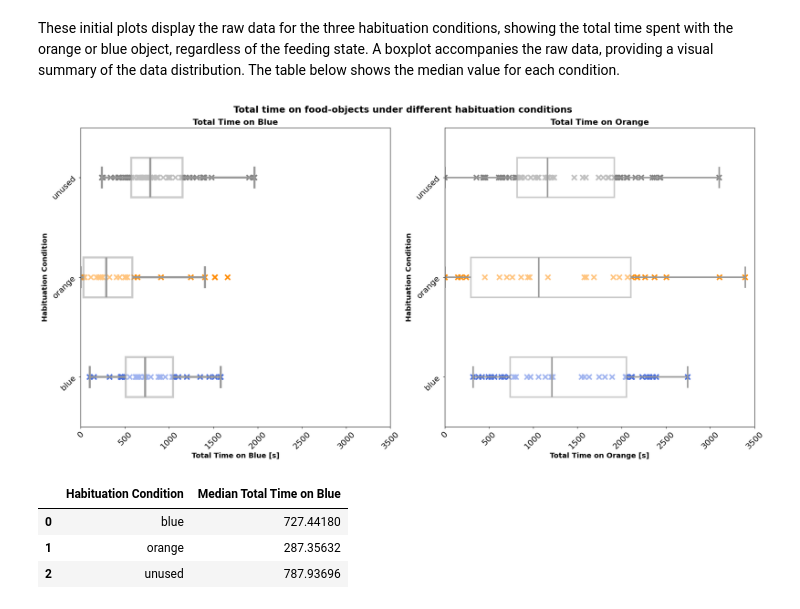
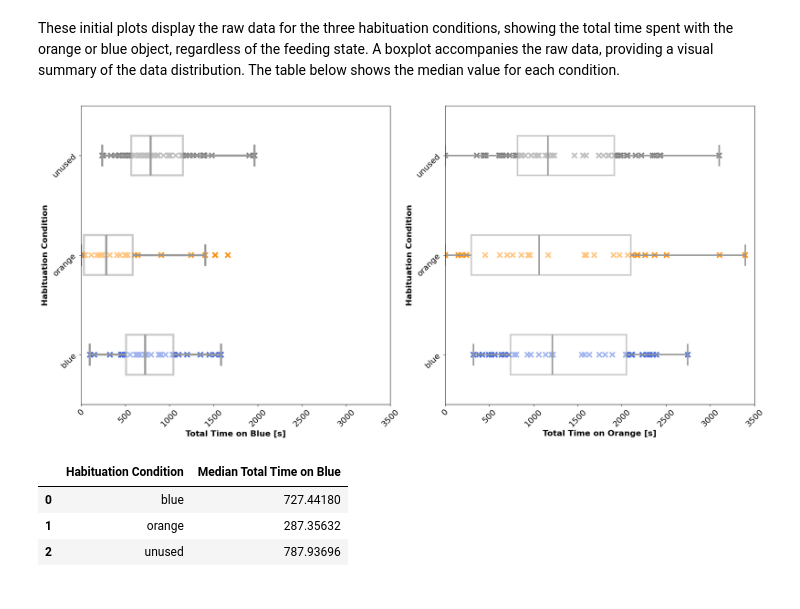
Before and after one commit to NeLy-EPFL/object_preference, a Jupyter notebook: graphs.ipynb, the cells around one changed output. Saved outputs shown, nothing was run; the diff lists cells and outputs as text; code cells hidden in the pictures.

```diff
--- a/graphs.ipynb
+++ b/graphs.ipynb
@@ -10,39 +10,35 @@ df = pd.read_csv('flydata_AS_resume.csv')
 # %% [markdown]
 These initial plots display the raw data for the three habituation conditions, showing the total time spent with the orange or blue object, regardless of the feeding state. A boxplot accompanies the raw data, providing a visual summary of the data distribution. The table below shows the median value for each condition.
 # %%
-# Define your color mapping
+# Define the color mapping
 color_dict = {'orange': 'darkorange', 'blue': 'royalblue', 'unused': 'gray'}
 
 # Create a figure with two subplots (one row, two columns)
 fig, axs = plt.subplots(1, 2, figsize=(20, 10))
 
 # Add a title to the figure
-fig.suptitle('Total time on food-objects under different habituation conditions', fontsize=18, weight='bold')
+#fig.suptitle('Total time on food-objects under different habituation conditions', fontsize=18, weight='bold')
+
+# Plot the scatterplot and boxplot for 'tot_time_blue' on the first subplot
+sns.scatterplot(data=df, x='tot_time_blue', y='habituation_cond', hue='habituation_cond', palette=color_dict, legend=False, marker='x', linewidth=3, s=100, ax=axs[0])
+sns.boxplot(data=df, x='tot_time_blue', y='habituation_cond', color='white', linewidth=4, fliersize=0, boxprops=dict(alpha=0.5), width=0.4, ax=axs[0])
+axs[0].set_xlabel('Total Time on Blue [s]', fontsize=16, weight='bold')
+axs[0].set_ylabel('Habituation Condition', fontsize=16, weight='bold')
+axs[0].set_xlim([0, 3500])
+axs[0].tick_params(axis='both', labelsize=16, rotation=45)
 
 # Plot the scatterplot and boxplot for 'tot_time_orange' on the second subplot
 sns.scatterplot(data=df, x='tot_time_oran', y='habituation_cond', hue='habituation_cond', palette=color_dict, legend=False, marker='x',linewidth=3, s=100, ax=axs[1])
 sns.boxplot(data=df, x='tot_time_oran', y='habituation_cond', color='white', linewidth=3, fliersize=0, boxprops=dict(alpha=0.5), width=0.4, ax=axs[1])
-axs[1].set_xlabel('Total Time on Orange [s]', fontsize=14, weight='bold')
-axs[1].set_ylabel('Habituation Condition', fontsize=14, weight='bold')
-axs[1].set_title('Total Time on Orange', fontsize=16, weight='bold')
+axs[1].set_xlabel('Total Time on Orange [s]', fontsize=16, weight='bold')
+axs[1].set_ylabel('Habituation Condition', fontsize=16, weight='bold')
 axs[1].set_xlim([0, 3500])
 axs[1].tick_params(axis='both', labelsize=16, rotation=45)
-
-
-# Plot the scatterplot and boxplot for 'tot_time_blue' on the first subplot
-sns.scatterplot(data=df, x='tot_time_blue', y='habituation_cond', hue='habituation_cond', palette=color_dict, legend=False, marker='x', linewidth=3, s=100, ax=axs[0])
-sns.boxplot(data=df, x='tot_time_blue', y='habituation_cond', color='white', linewidth=4, fliersize=0, boxprops=dict(alpha=0.5), width=0.4, ax=axs[0])
-axs[0].set_xlabel('Total Time on Blue [s]', fontsize=14, weight='bold')
-axs[0].set_ylabel('Habituation Condition', fontsize=14, weight='bold')
-axs[0].set_title('Total Time on Blue', fontsize=16, weight='bold')
-axs[0].set_xlim([0, 3500])
-axs[0].tick_params(axis='both', labelsize=16, rotation=45)
-
 
 # Show the plot
 plt.tight_layout()
 plt.subplots_adjust(top=0.92)  # Adjust the top padding to make room for the title
 plt.show()
 # %% [output]
-[figure, old version]
+[figure, new version]
 # %%
```
Also changed, not shown: parts of 17 cells of this notebook, 5 other files.
